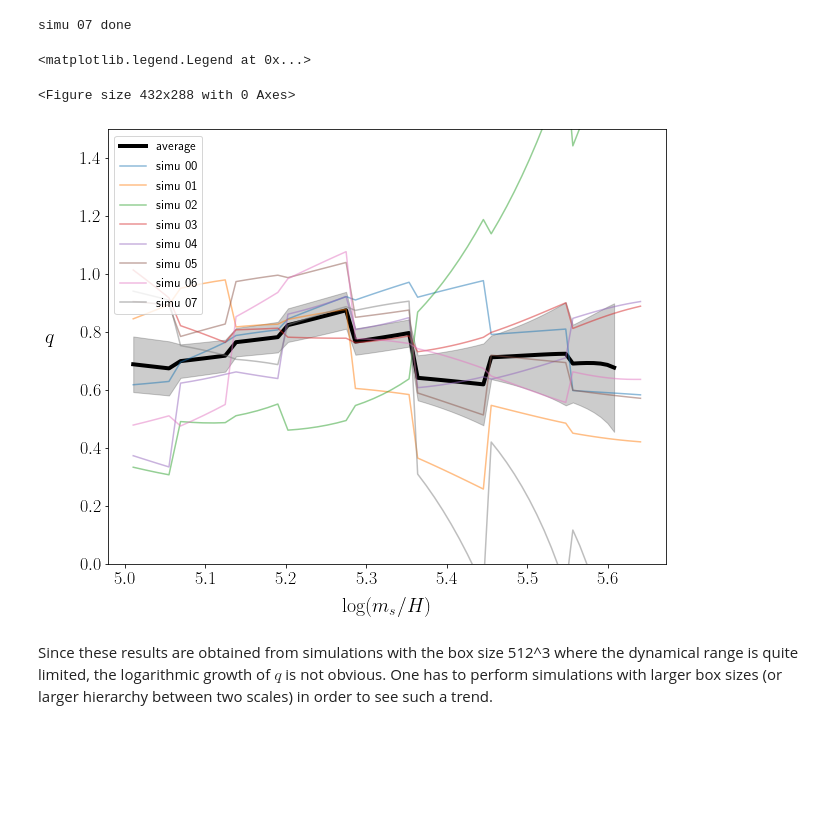
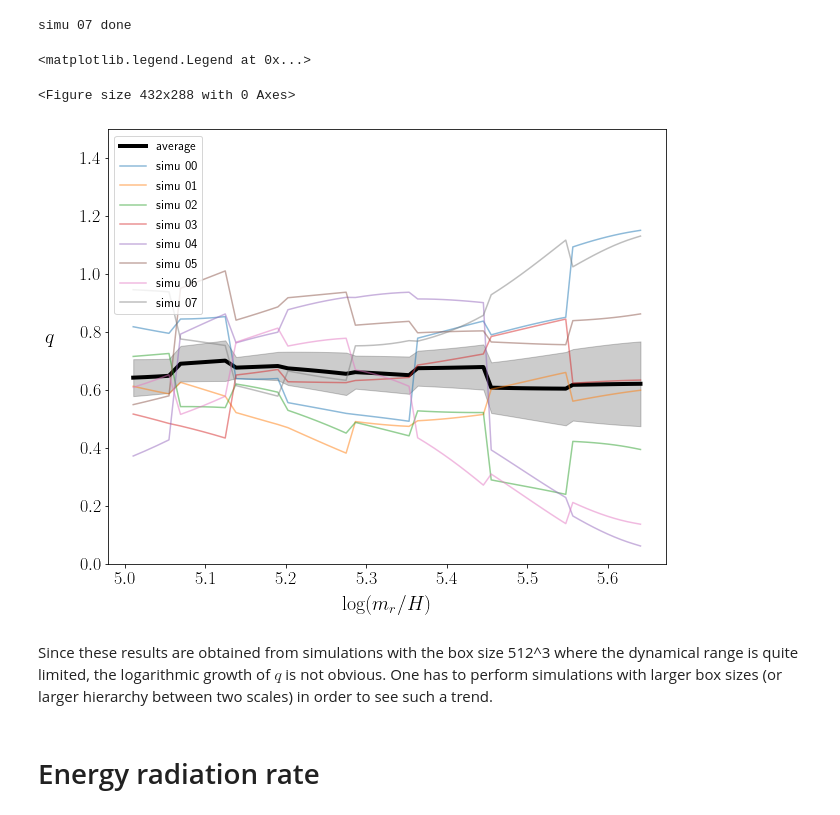
Before and after one commit to veintemillas/jaxions, a Jupyter notebook: scripts/pyaxions/spe_legend.ipynb, the cells around one changed output. Saved outputs shown, nothing was run; the diff lists cells and outputs as text; code cells hidden in the pictures; blank space fills up the shorter version.

```diff
--- a/scripts/pyaxions/spe_legend.ipynb
+++ b/scripts/pyaxions/spe_legend.ipynb
@@ -474,0 +406,10 @@ Text(0.5, 1.0, '$\\log = 4.509962$')
+# %%
+# This produces the following files (with id = 00, 01, ..., 07) in the directory ./Pdata :
+#
+# id_ikhistart.pickle
+# id_listfit.pickle
+# id_param.pickle
+#
+for id in range(8):
+    fi = sp.fitS(SAlist[id].Earr,SAlist[id].log,SAlist[id].t,SAlist[id].k,p=2)
+    sp.saveParam(fi,'./Pdata/%02d'%id)
@@ -474,0 +427,6 @@ Text(0.5, 1.0, '$\\log = 4.509962$')
+# %%
+# read the data of fit parameters and produce a list for 8 realizations
+Plist = []
+for id in range(8):
+    rp = sp.readParam('./Pdata/%02d'%id)
+    Plist.append(rp)
@@ -474,0 +509,4 @@ Text(0.5, 1.0, '$\\log = 4.509962$')
+# %%
+# compute F for a single realization (id = 00)
+id = 0
+Ft = sp.calcF(SAlist[id].Earr,SAlist[id].log,SAlist[id].t,SAlist[id].k,SAlist[id].k_below,p=2,sigma=0.1,usedata=True,fitp=Plist[id])
@@ -640,9 +804,9 @@ It returns a list (size 4) whose components are
 # %%
 # compute F for 8 realizations
 Flist = []
-for p in Plist:
-    id = Plist.index(p)
-    F = spe.calcF(p.P,p.log,p.t,p.k,p.k_below,verbose=False,p=2,sigma=0.1,usedata=True,fitp=PPlist[id])
+for p in SAlist:
+    id = SAlist.index(p)
+    F = sp.calcF(p.Earr,p.log,p.t,p.k,p.k_below,verbose=False,p=2,sigma=0.1,usedata=True,fitp=Plist[id])
     Flist.append(F)
     print('\rsimu %02d done'%id,end="")
 # %% [output]
@@ -662,22 +826,24 @@ qa = sp.aveq(qlist)
 # %%
 plt.clf()
 plt.figure(figsize=(10,8))
 
 plt.fill_between(qa[3],qa[0]-qa[2],qa[0]+qa[2],color='black',alpha=0.2)
 plt.plot(qa[3],qa[0],color='black',linewidth=4,label='average')
 
 for q in qlist:
     plt.plot(q.log,q.qbest,alpha=0.5,label=r'simu %02d'%qlist.index(q))
 
 plt.ylim([0,1.5])
 
 plt.tick_params(labelsize=18)
-plt.xlabel(r'$\log(m_s/H)$',fontsize=20,labelpad=10)
+plt.xlabel(r'$\log(m_r/H)$',fontsize=20,labelpad=10)
 plt.ylabel(r'$q$',fontsize=20,rotation=0,labelpad=30)
 plt.legend(loc='upper left',fontsize=13)
 # %% [output]
 <matplotlib.legend.Legend at 0x...>
 <Figure size 432x288 with 0 Axes>
-[figure, old version]
+[figure, new version]
 # %% [markdown]
 Since these results are obtained from simulations with the box size 512^3 where the dynamical range is quite limited, the logarithmic growth of $q$ is not obvious. One has to perform simulations with larger box sizes (or larger hierarchy between two scales) in order to see such a trend.
+# %% [markdown]
+# Energy radiation rate
```
Also changed, not shown: parts of 67 cells of this notebook, 1 other file.
